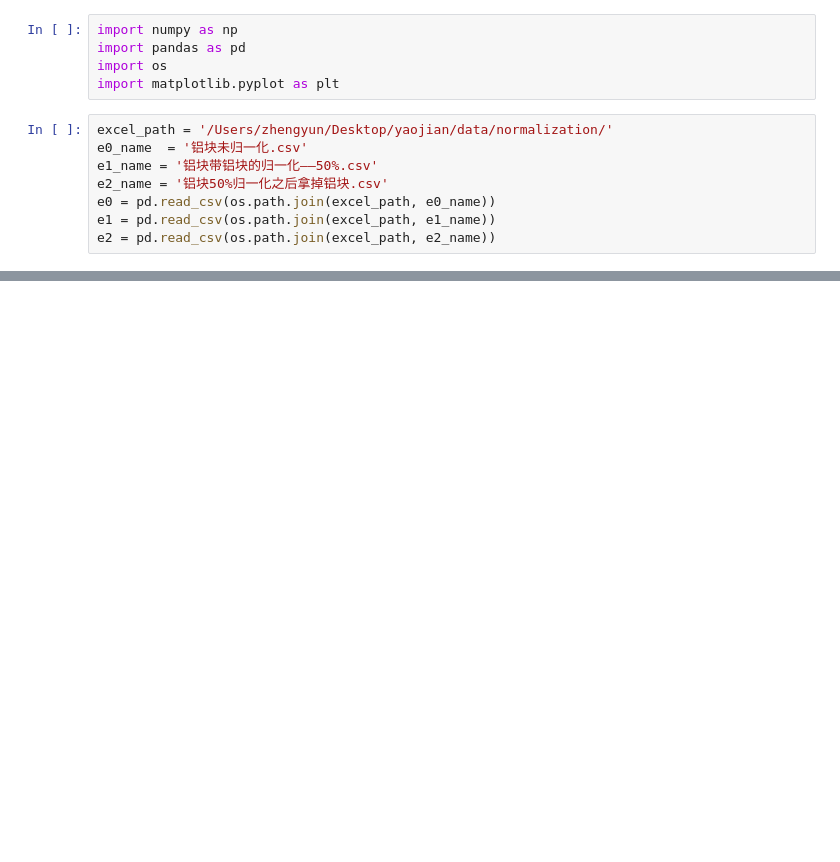
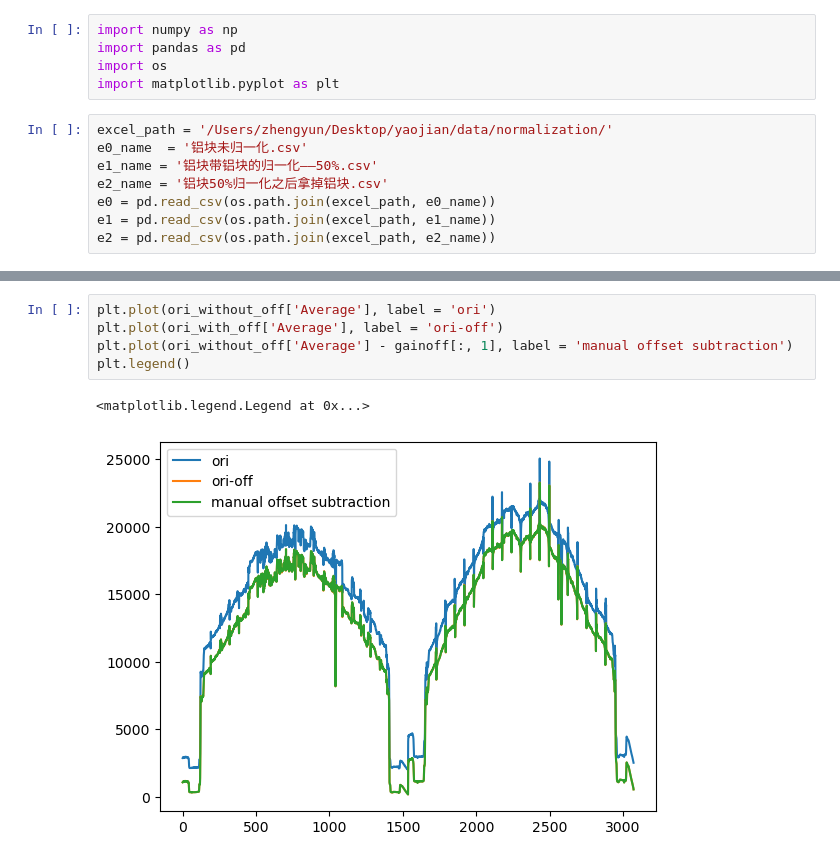
Before and after one commit to yaojian95/jt_ore_sorting, a Jupyter notebook: normalization.ipynb, the cells around one changed output, grey strips where cells are left out. Drawn from its saved outputs; the diff is of its cells as text; blank space fills up the shorter version.

```diff
--- a/normalization.ipynb
+++ b/normalization.ipynb
@@ -28,0 +29,8 @@ Name: Average, Length: 3072, dtype: int64
+# %%
+plt.plot(ori_without_off['Average'], label = 'ori')
+plt.plot(ori_with_off['Average'], label = 'ori-off')
+plt.plot(ori_without_off['Average'] - gainoff[:, 1], label = 'manual offset subtraction')
+plt.legend()
+# %% [output]
+<matplotlib.legend.Legend at 0x...>
+[figure, added]
```
Also changed, not shown: parts of 8 cells of this notebook, 1 other file.
